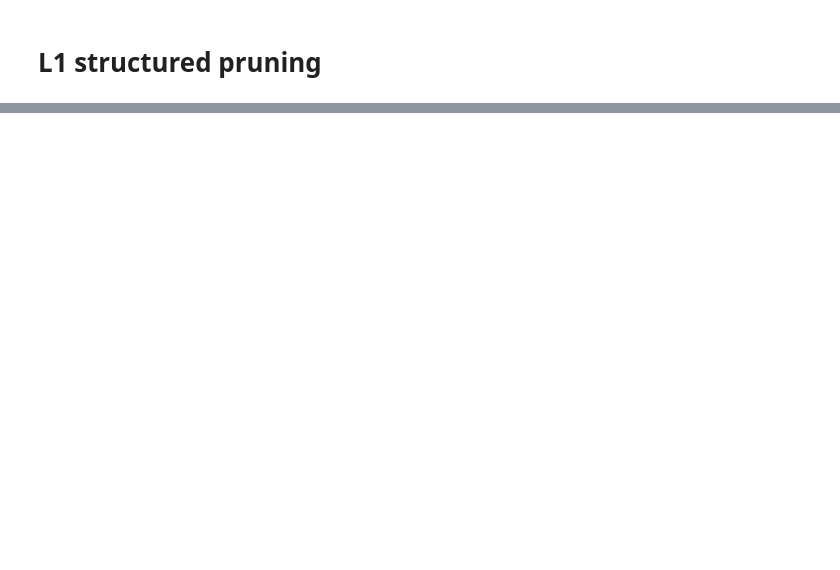
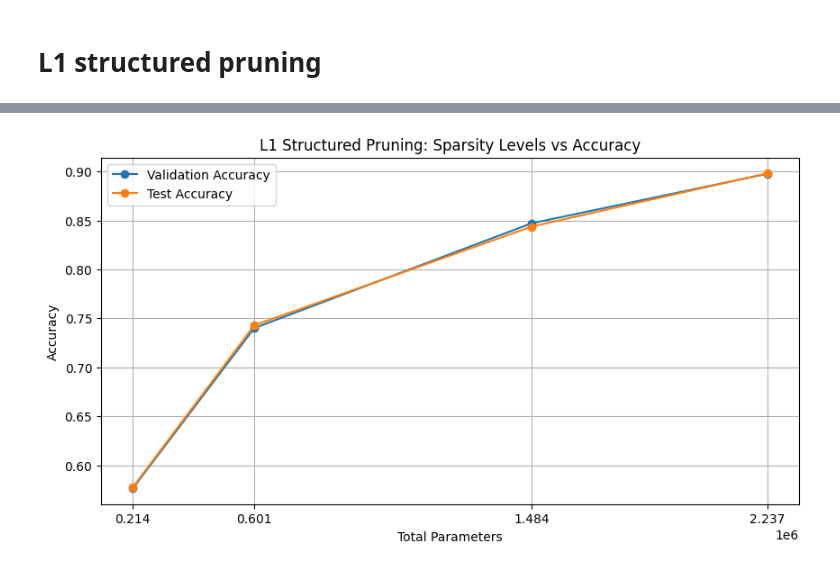
Before and after one commit to PaulBeuran/nnopt, a Jupyter notebook: notebooks/02_pruning.ipynb, the cells around one changed output, grey strips where cells are left out. Saved outputs shown, nothing was run; the diff lists cells and outputs as text; code cells hidden in the pictures; blank space fills up the shorter version.

```diff
--- a/notebooks/02_pruning.ipynb
+++ b/notebooks/02_pruning.ipynb
@@ -370,0 +356,18 @@ plt.show()
+# %%
+# Plot the total parameters vs accuracy for validation and test sets (baseline is considered as 0 sparsity)
+sparsity_levels = [0.] + list(struct_pruned_amount_metrics_map.keys())
+total_parameters = [count_parameters(mobilenetv2_cifar10_baseline)["total_params"]] + [struct_pruned_amount_metrics_map[sparsity]["test_metrics"]["params_stats"]["total_params"] for sparsity in sparsity_levels[1:]]
+val_accuracies = [mobilenetv2_cifar10_val_accuracy_baseline] + [struct_pruned_amount_metrics_map[sparsity]["val_metrics"]["accuracy"] for sparsity in sparsity_levels[1:]]
+test_accuracies = [mobilenetv2_cifar10_test_accuracy_baseline] + [struct_pruned_amount_metrics_map[sparsity]["test_metrics"]["accuracy"] for sparsity in sparsity_levels[1:]]
+plt.figure(figsize=(10, 5))
+plt.plot(total_parameters, val_accuracies, marker='o', label='Validation Accuracy')
+plt.plot(total_parameters, test_accuracies, marker='o', label='Test Accuracy')
+plt.title('L1 Structured Pruning: Sparsity Levels vs Accuracy')
+plt.xlabel('Total Parameters')
+plt.ylabel('Accuracy')
+plt.xticks(total_parameters)
+plt.grid()
+plt.legend()
+plt.show()
+# %% [output]
+[figure, added]
```
Also changed, not shown: parts of 23 cells of this notebook, 45 other files.
